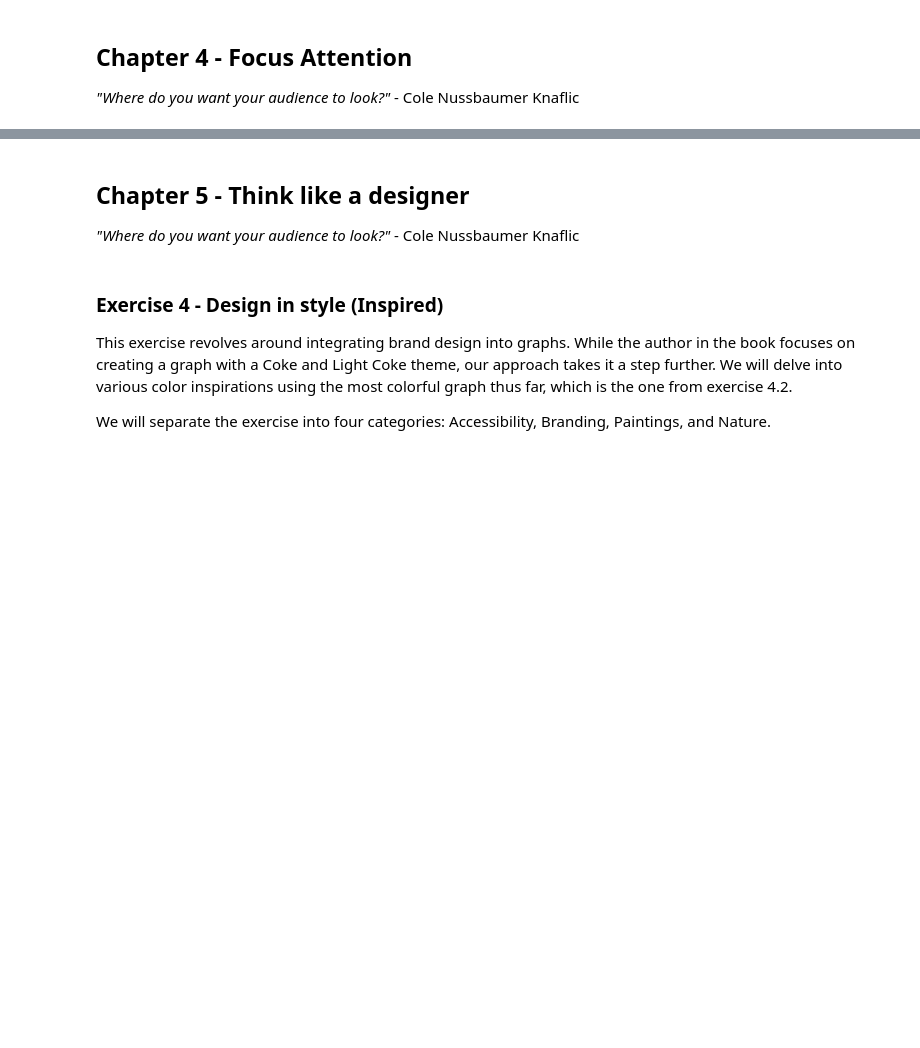
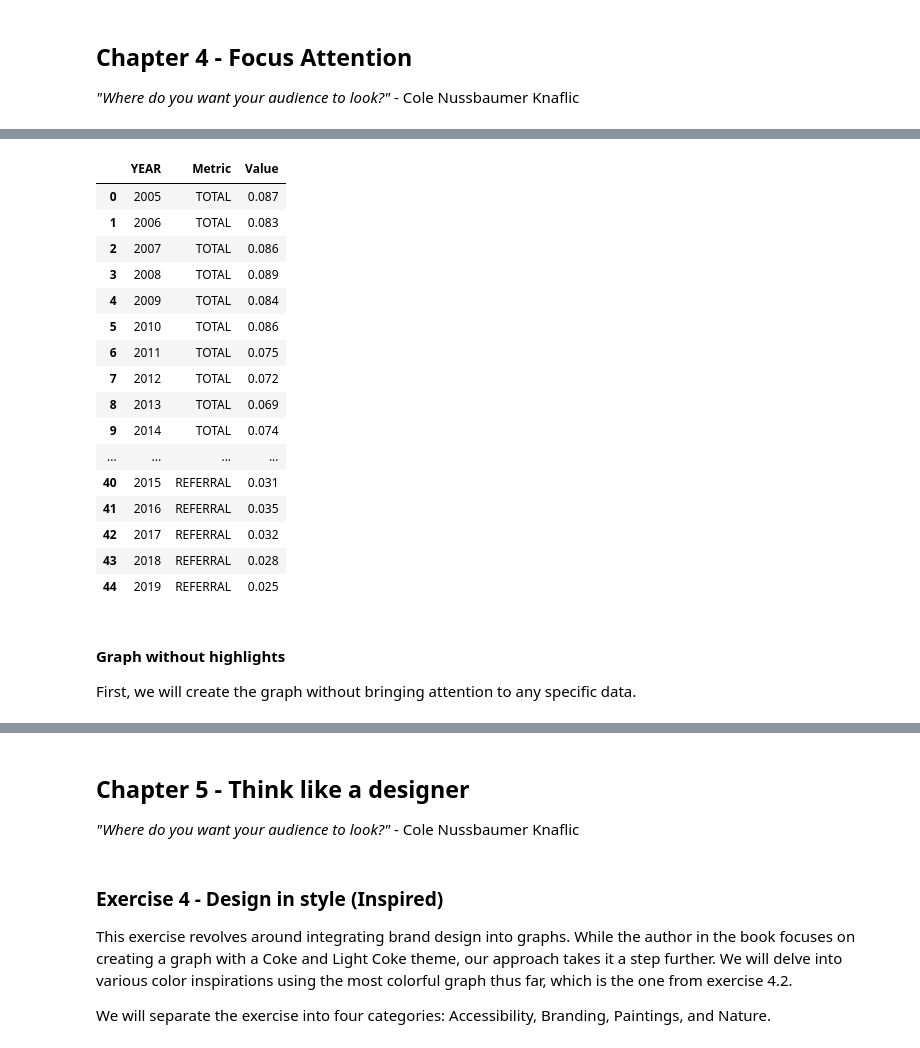
Before and after one commit to maisafraiz/storytelling_with_altair, a Jupyter notebook: index.ipynb, the cells around one changed output, grey strips where cells are left out. Drawn from its saved outputs; the diff is of its cells as text; code cells hidden in the pictures; blank space fills up the shorter version.

```diff
--- a/index.ipynb
+++ b/index.ipynb
@@ -3103,0 +4289,28 @@ Still on the making..
+# %%
+# Transform into the long format
+melted_table = pd.melt(table, id_vars = ['YEAR'], var_name = 'Metric', value_name = 'Value')
+melted_table["Metric"] = melted_table["Metric"].str.upper()
+
+melted_table
+# %% [output]
+|  | YEAR | Metric | Value |
+| 0 | 2005 | TOTAL | 0.087 |
+| 1 | 2006 | TOTAL | 0.083 |
+| 2 | 2007 | TOTAL | 0.086 |
+| 3 | 2008 | TOTAL | 0.089 |
+| 4 | 2009 | TOTAL | 0.084 |
+| 5 | 2010 | TOTAL | 0.086 |
+| 6 | 2011 | TOTAL | 0.075 |
+| 7 | 2012 | TOTAL | 0.072 |
+| 8 | 2013 | TOTAL | 0.069 |
+| 9 | 2014 | TOTAL | 0.074 |
+| ... | ... | ... | ... |
+| 40 | 2015 | REFERRAL | 0.031 |
+| 41 | 2016 | REFERRAL | 0.035 |
+| 42 | 2017 | REFERRAL | 0.032 |
+| 43 | 2018 | REFERRAL | 0.028 |
+| 44 | 2019 | REFERRAL | 0.025 |
+# %% [markdown]
+#### Graph without highlights
+
+First, we will create the graph without bringing attention to any specific data.
```
Also changed, not shown: parts of 176 cells of this notebook, 20 other files.
